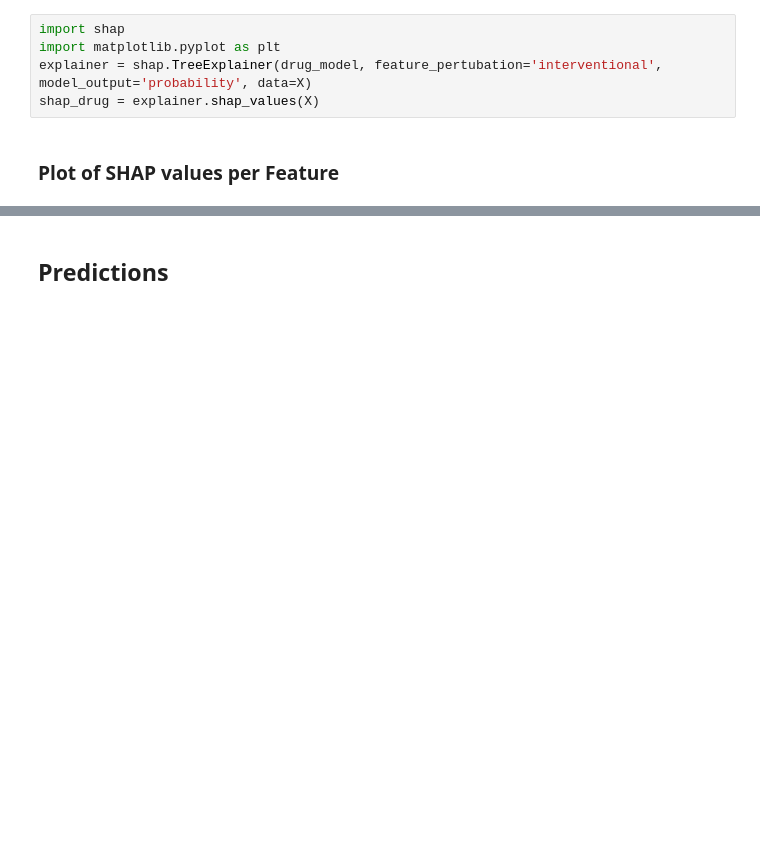
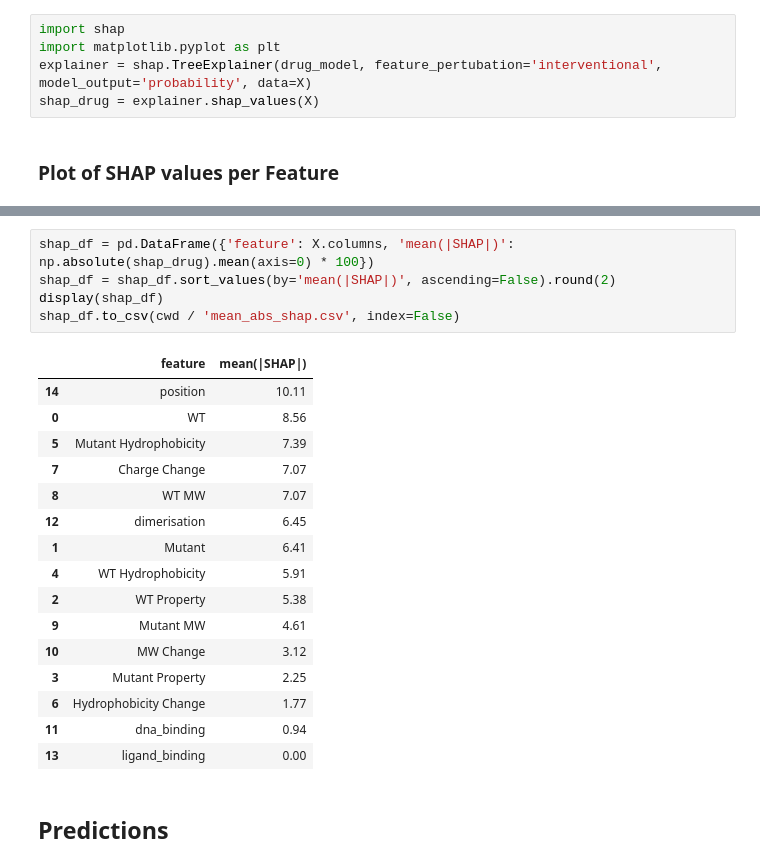
Before and after one commit to cednotsed/TB-Bedaquiline-Resistance-Modelling, a Jupyter notebook: tb_drugs.ipynb, the cells around one changed output, grey strips where cells are left out. Drawn from its saved outputs; the diff is of its cells as text; blank space fills up the shorter version.

```diff
--- a/tb_drugs.ipynb
+++ b/tb_drugs.ipynb
@@ -282,3 +286,25 @@ plt.savefig(cwd / 'shap_summary_plot_160720.png', dpi=300, format='png', bbox_in
+# %%
+shap_df = pd.DataFrame({'feature': X.columns, 'mean(|SHAP|)': np.absolute(shap_drug).mean(axis=0) * 100})
+shap_df = shap_df.sort_values(by='mean(|SHAP|)', ascending=False).round(2)
+display(shap_df)
+shap_df.to_csv(cwd / 'mean_abs_shap.csv', index=False)
+# %% [output]
+|  | feature | mean(|SHAP|) |
+| 14 | position | 10.11 |
+| 0 | WT | 8.56 |
+| 5 | Mutant Hydrophobicity | 7.39 |
+| 7 | Charge Change | 7.07 |
+| 8 | WT MW | 7.07 |
+| 12 | dimerisation | 6.45 |
+| 1 | Mutant | 6.41 |
+| 4 | WT Hydrophobicity | 5.91 |
+| 2 | WT Property | 5.38 |
+| 9 | Mutant MW | 4.61 |
+| 10 | MW Change | 3.12 |
+| 3 | Mutant Property | 2.25 |
+| 6 | Hydrophobicity Change | 1.77 |
+| 11 | dna_binding | 0.94 |
+| 13 | ligand_binding | 0.00 |
 # %% [markdown]
 ## Predictions
 # %%
```
Also changed, not shown: parts of 9 cells of this notebook, 10 other files.
